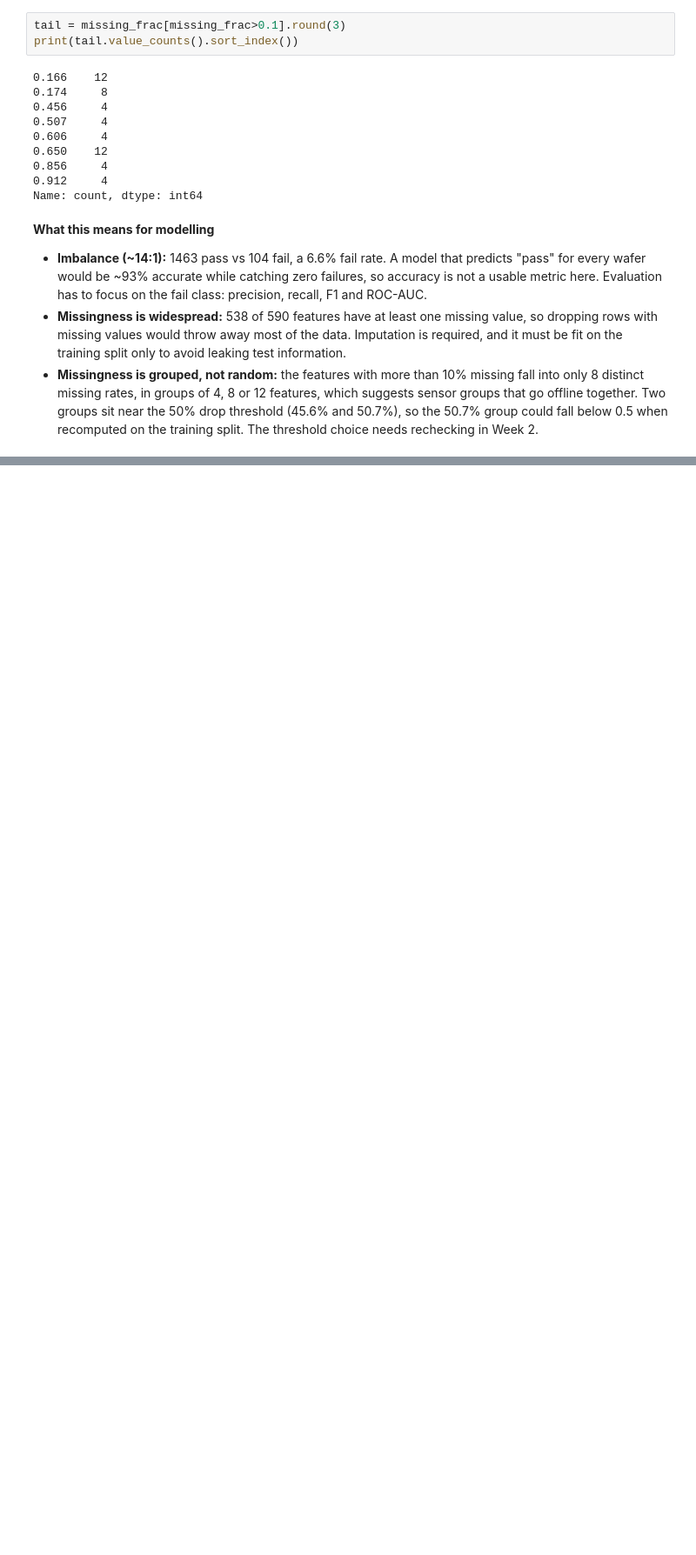
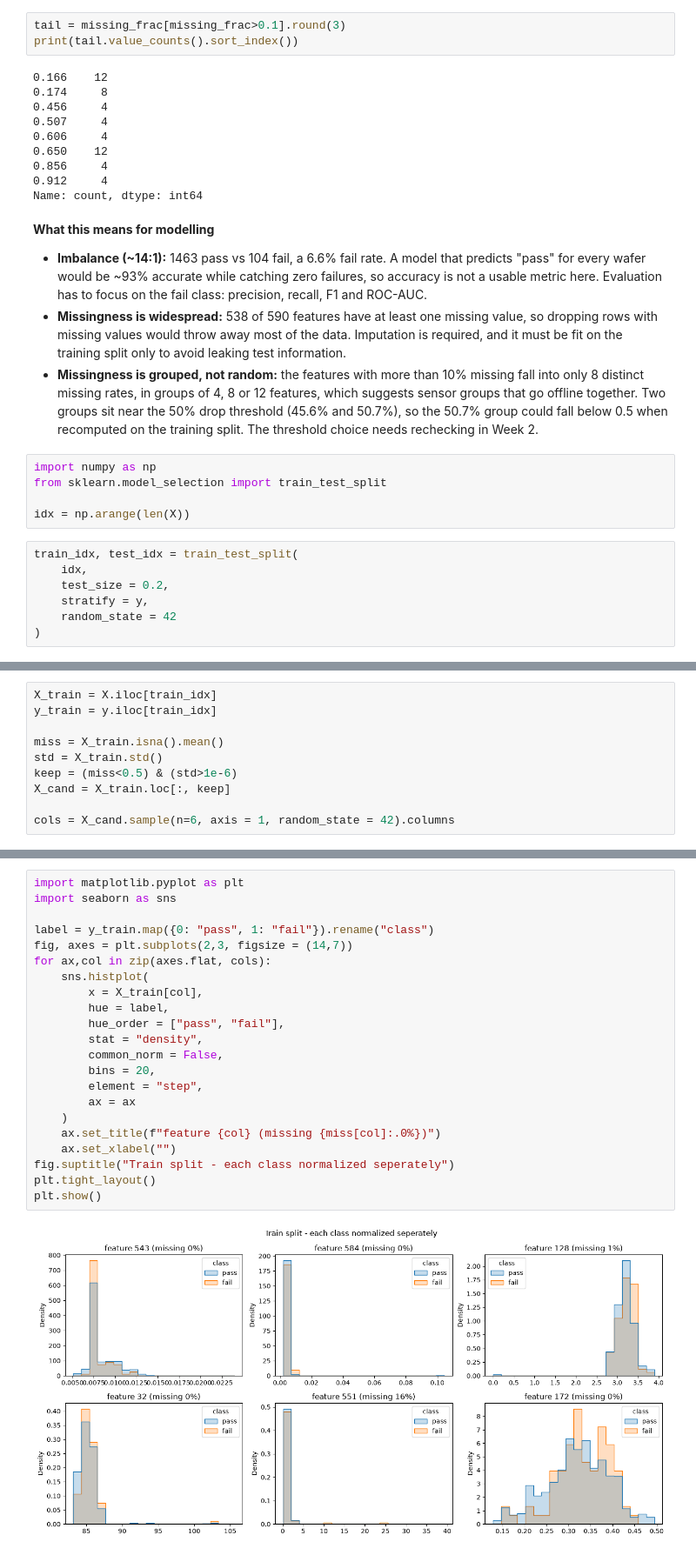
Before and after one commit to lin1168/ml_eng_prep_2026, a Jupyter notebook: project-1-secom-yield/notebooks/01-load-eda.ipynb, the cells around one changed output, grey strips where cells are left out. Shown at 87% size. Drawn from its saved outputs; the diff is of its cells as text; blank space fills up the shorter version.

```diff
--- a/project-1-secom-yield/notebooks/01-load-eda.ipynb
+++ b/project-1-secom-yield/notebooks/01-load-eda.ipynb
@@ -166,3 +166,15 @@ Name: count, dtype: int64
 - **Imbalance (~14:1):** 1463 pass vs 104 fail, a 6.6% fail rate. A model that predicts "pass" for every wafer would be ~93% accurate while catching zero failures, so accuracy is not a usable metric here. Evaluation has to focus on the fail class: precision, recall, F1 and ROC-AUC.
 - **Missingness is widespread:** 538 of 590 features have at least one missing value, so dropping rows with missing values would throw away most of the data. Imputation is required, and it must be fit on the training split only to avoid leaking test information.
 - **Missingness is grouped, not random:** the features with more than 10% missing fall into only 8 distinct missing rates, in groups of 4, 8 or 12 features, which suggests sensor groups that go offline together. Two groups sit near the 50% drop threshold (45.6% and 50.7%), so the 50.7% group could fall below 0.5 when recomputed on the training split. The threshold choice needs rechecking in Week 2.
+# %%
+import numpy as np
+from sklearn.model_selection import train_test_split
+
+idx = np.arange(len(X))
+# %%
+train_idx, test_idx = train_test_split(
+    idx,
+    test_size = 0.2,
+    stratify = y,
+    random_state = 42
+)
@@ -168,0 +208,10 @@ Name: count, dtype: int64
+# %%
+X_train = X.iloc[train_idx]
+y_train = y.iloc[train_idx]
+
+miss = X_train.isna().mean()
+std = X_train.std()
+keep = (miss<0.5) & (std>1e-6)
+X_cand = X_train.loc[:, keep]
+
+cols = X_cand.sample(n=6, axis = 1, random_state = 42).columns
@@ -168,0 +235,24 @@ Name: count, dtype: int64
+# %%
+import matplotlib.pyplot as plt
+import seaborn as sns
+
+label = y_train.map({0: "pass", 1: "fail"}).rename("class")
+fig, axes = plt.subplots(2,3, figsize = (14,7))
+for ax,col in zip(axes.flat, cols):
+    sns.histplot(
+        x = X_train[col],
+        hue = label,
+        hue_order = ["pass", "fail"],
+        stat = "density",
+        common_norm = False,
+        bins = 20,
+        element = "step",
+        ax = ax
+    )
+    ax.set_title(f"feature {col} (missing {miss[col]:.0%})")
+    ax.set_xlabel("")
+fig.suptitle("Train split - each class normalized seperately")
+plt.tight_layout()
+plt.show()
+# %% [output]
+[figure, added]
```
Also changed, not shown: parts of 6 cells of this notebook.
